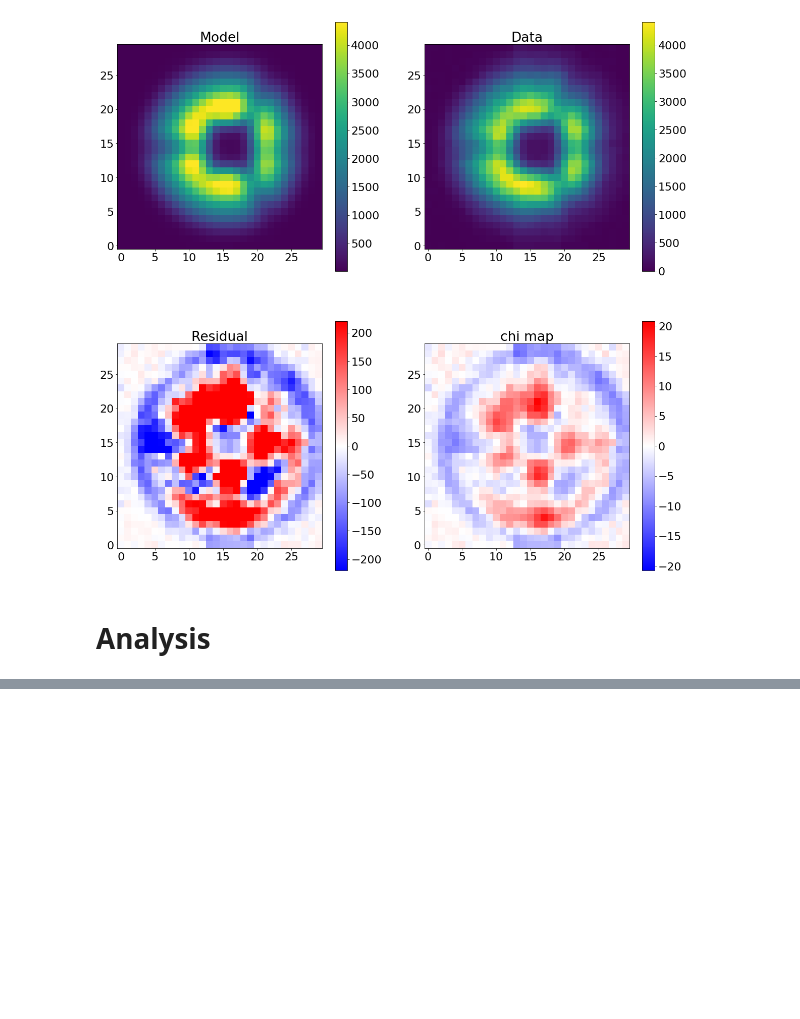
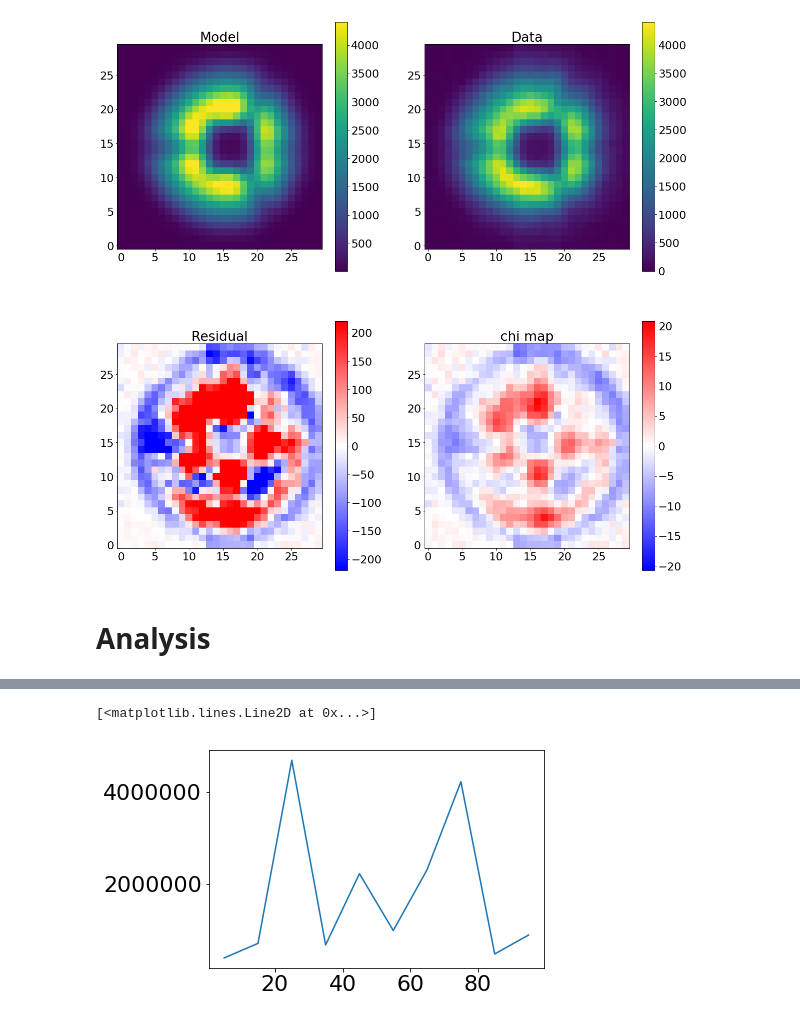
Before and after one commit to Subaru-PFS/dev_2ddrp, a Jupyter notebook: Zernike_Work.ipynb, the cells around one changed output, grey strips where cells are left out. Cells and saved outputs as stored; diff of their text form; code cells hidden in the pictures; blank space fills up the shorter version.

```diff
--- a/Zernike_Work.ipynb
+++ b/Zernike_Work.ipynb
@@ -726,0 +874,14 @@ inputimage
+# %%
+# which one is the brightest
+obs=8600
+res=[]
+for image_index in [5,15,25,35,45,55,65,75,85,95]:
+    sci_image=np.load("/Users/nevencaplar/Documents/PFS/TigerAnalysis/CutsForTigerAug15/sci"+str(obs)+str(image_index)+'Stacked_Cleaned_Dithered.npy')
+    res.append([image_index,np.sum(sci_image)])
+
+res=np.array(res)
+# %%
+plt.plot(res[:,0],res[:,1])
+# %% [output]
+[<matplotlib.lines.Line2D at 0x...>]
+[figure, added]
```
Also changed, not shown: parts of 84 cells of this notebook.
